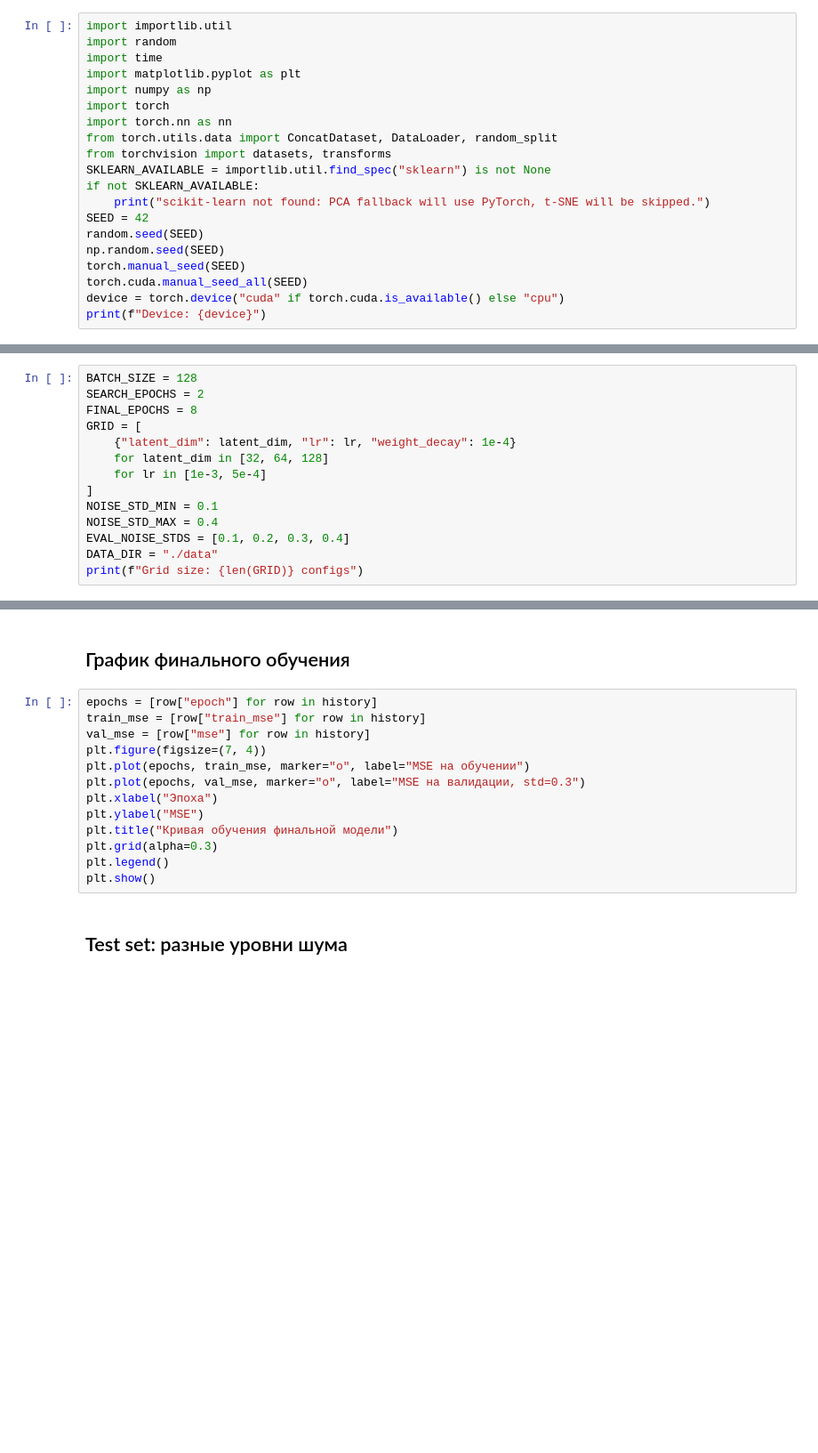
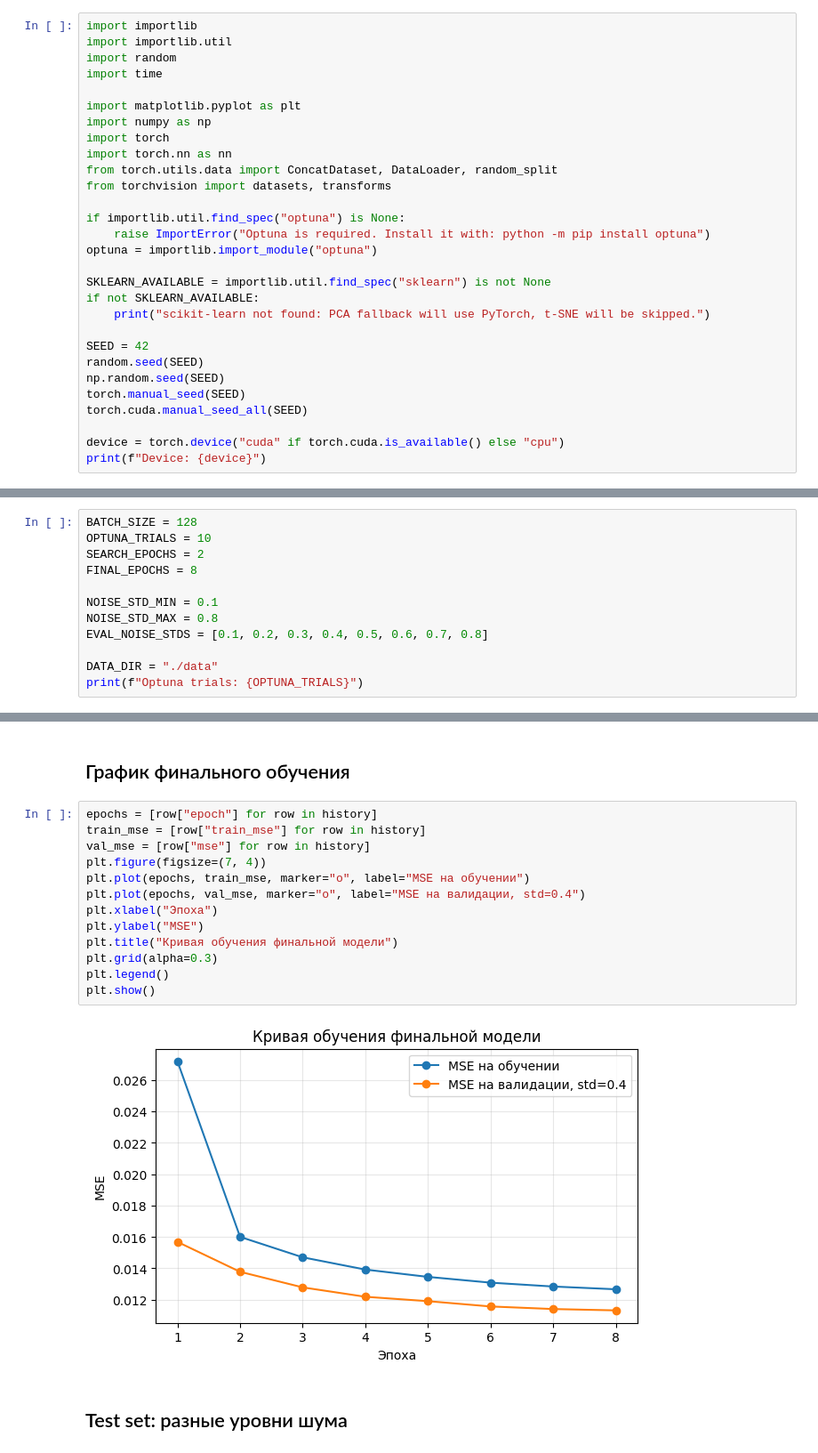
Before and after one commit to ilyakirienko2018-hub/nstu-practice-spring-2026, a Jupyter notebook: students/kirienko/lesson4.ipynb, the cells around one changed output, grey strips where cells are left out. Shown at 89% size. Cells and saved outputs as stored; diff of their text form; blank space fills up the shorter version.

```diff
--- a/students/kirienko/lesson4.ipynb
+++ b/students/kirienko/lesson4.ipynb
@@ -3,22 +3,31 @@
 
 CNN-автоэнкодер для удаления гауссовского шума. Есть подбор гиперпараметров, финальное обучение, метрики и визуализации.
 # %%
+import importlib
 import importlib.util
 import random
 import time
+
 import matplotlib.pyplot as plt
 import numpy as np
 import torch
 import torch.nn as nn
 from torch.utils.data import ConcatDataset, DataLoader, random_split
 from torchvision import datasets, transforms
+
+if importlib.util.find_spec("optuna") is None:
+    raise ImportError("Optuna is required. Install it with: python -m pip install optuna")
+optuna = importlib.import_module("optuna")
+
 SKLEARN_AVAILABLE = importlib.util.find_spec("sklearn") is not None
 if not SKLEARN_AVAILABLE:
     print("scikit-learn not found: PCA fallback will use PyTorch, t-SNE will be skipped.")
+
 SEED = 42
 random.seed(SEED)
 np.random.seed(SEED)
 torch.manual_seed(SEED)
 torch.cuda.manual_seed_all(SEED)
+
 device = torch.device("cuda" if torch.cuda.is_available() else "cpu")
 print(f"Device: {device}")
@@ -29,14 +40,12 @@ print(f"Device: {device}")
 # %%
 BATCH_SIZE = 128
+OPTUNA_TRIALS = 10
 SEARCH_EPOCHS = 2
 FINAL_EPOCHS = 8
-GRID = [
-    {"latent_dim": latent_dim, "lr": lr, "weight_decay": 1e-4}
-    for latent_dim in [32, 64, 128]
-    for lr in [1e-3, 5e-4]
-]
+
 NOISE_STD_MIN = 0.1
-NOISE_STD_MAX = 0.4
-EVAL_NOISE_STDS = [0.1, 0.2, 0.3, 0.4]
+NOISE_STD_MAX = 0.8
+EVAL_NOISE_STDS = [0.1, 0.2, 0.3, 0.4, 0.5, 0.6, 0.7, 0.8]
+
 DATA_DIR = "./data"
-print(f"Grid size: {len(GRID)} configs")
+print(f"Optuna trials: {OPTUNA_TRIALS}")
@@ -326,16 +381,18 @@ print(f"Search + final training time: {(time.time() - start_time) / 60:.1f} min"
 # %%
 epochs = [row["epoch"] for row in history]
 train_mse = [row["train_mse"] for row in history]
 val_mse = [row["mse"] for row in history]
 plt.figure(figsize=(7, 4))
 plt.plot(epochs, train_mse, marker="o", label="MSE на обучении")
-plt.plot(epochs, val_mse, marker="o", label="MSE на валидации, std=0.3")
+plt.plot(epochs, val_mse, marker="o", label="MSE на валидации, std=0.4")
 plt.xlabel("Эпоха")
 plt.ylabel("MSE")
 plt.title("Кривая обучения финальной модели")
 plt.grid(alpha=0.3)
 plt.legend()
 plt.show()
+# %% [output]
+[figure, added]
 # %% [markdown]
 ## Test set: разные уровни шума
 # %%
```
Also changed, not shown: parts of 17 cells of this notebook.
